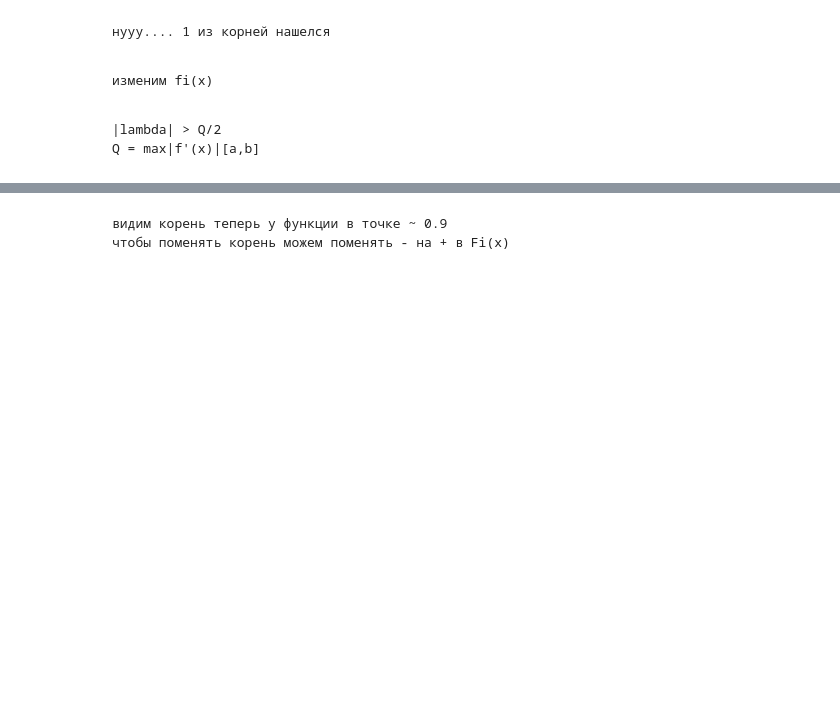
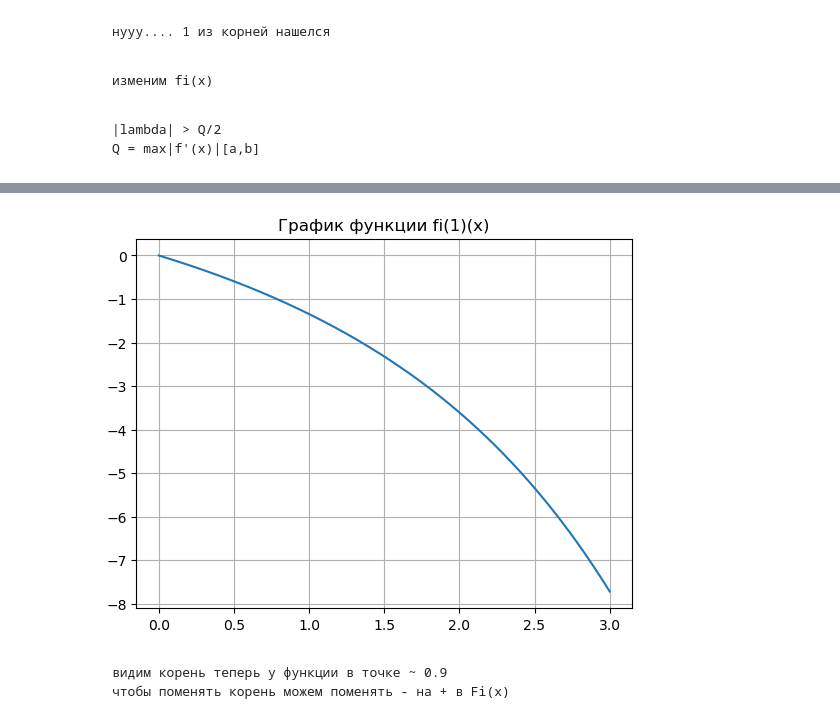
Before and after one commit to Iversy/mmps, a Jupyter notebook: лаб31мопс.ipynb, the cells around one changed output, grey strips where cells are left out. Saved outputs shown, nothing was run; the diff lists cells and outputs as text; code cells hidden in the pictures; blank space fills up the shorter version.

```diff
--- a/лаб31мопс.ipynb
+++ b/лаб31мопс.ipynb
@@ -17,6 +17,6 @@ def F(x):
 # %%
 def f1(x):
-    return np.pow(2,x) * np.log(2) + 1/2 * np.sin(x/2)
+    return np.power(2,x) * np.log(2) + 1/2 * np.sin(x/2)
 # %%
 def f2(x):
     return 2**x * math.log(2)**2 + 1/4 * math.cos(x/2)
@@ -135,4 +135,7 @@ def Fi(x):
 # %%
 def FI(x):
     return x - F(x) / lam
+# %%
+def FI_(x):
+    return 1 - f1(x) / lam
 # %%
@@ -147,3 +150,12 @@ plt.show()
+# %%
+X = np.linspace(0,3,1000)
+Y = FI_(X)
+plt.title("График функции fi(1)(x)")
+sns.lineplot(x=X,y=Y)
+plt.grid()
+plt.show()
+# %% [output]
+[figure, added]
 # %% [markdown]
     видим корень теперь у функции в точке ~ 0.9
     чтобы поменять корень можем поменять - на + в Fi(x)
```
Also changed, not shown: parts of 7 cells of this notebook, 1 other file.
